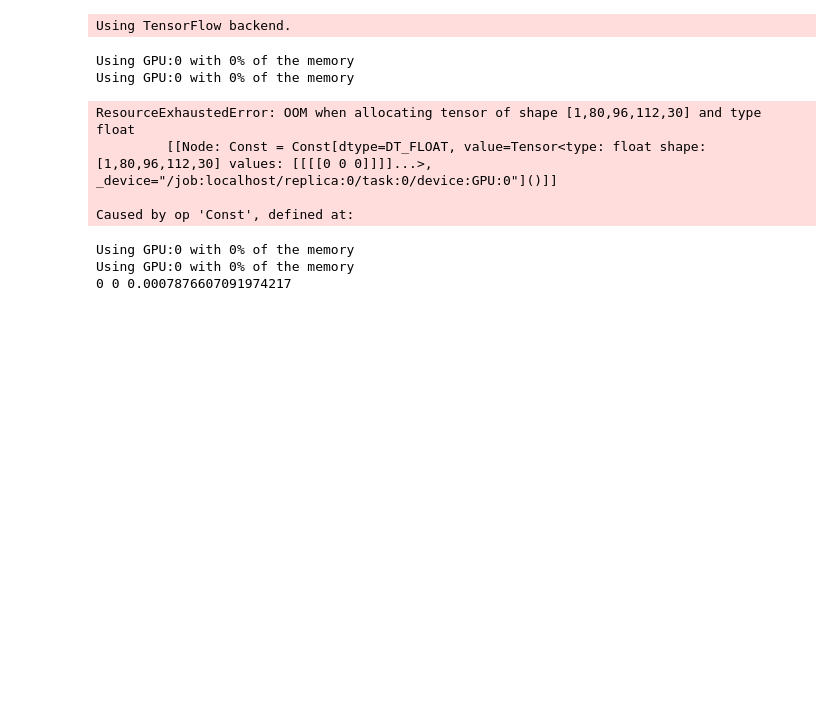
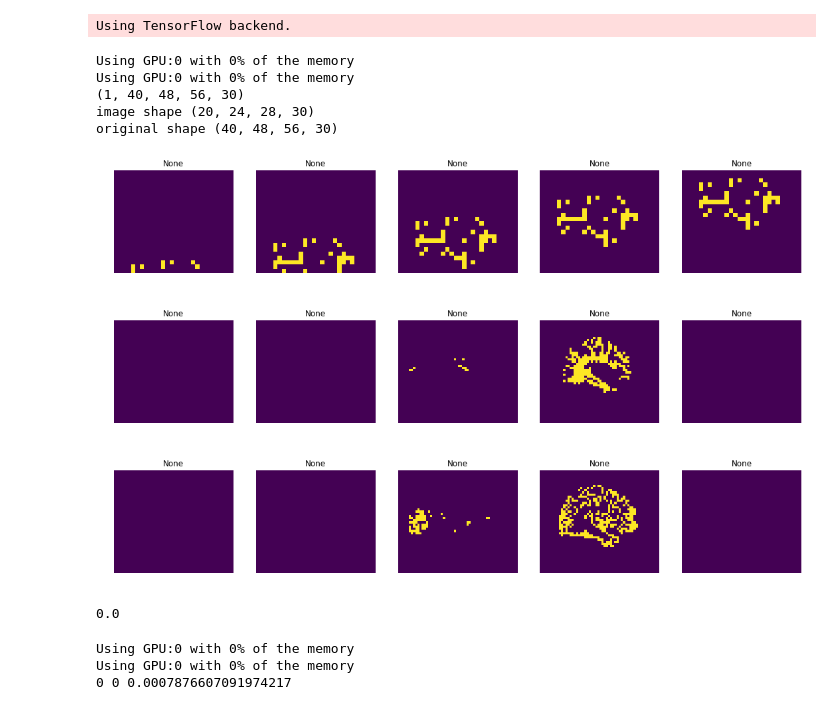
Before and after one commit to ckguo/voxelmorph, a Jupyter notebook: notebooks/downsample_test.ipynb, the cells around one changed output. Cells and saved outputs as stored; diff of their text form; code cells hidden in the pictures; blank space fills up the shorter version.

Commit message:
cleaned up pyc, fixed downsample

```diff
--- a/notebooks/downsample_test.ipynb
+++ b/notebooks/downsample_test.ipynb
@@ -119,0 +103,17 @@ gpu_id = 0
+# %%
+def meshgrid(height, width, depth):
+    x_t = tf.matmul(tf.ones(shape=tf.stack([height, 1])),
+                    tf.transpose(tf.expand_dims(tf.linspace(0.0,
+                                                            tf.cast(width, tf.float32)-1.0, width), 1), [1, 0]))
+    y_t = tf.matmul(tf.expand_dims(tf.linspace(0.0,
+                                               tf.cast(height, tf.float32)-1.0, height), 1),
+                    tf.ones(shape=tf.stack([1, width])))
+
+    x_t = tf.tile(tf.expand_dims(x_t, 2), [1, 1, depth])
+    y_t = tf.tile(tf.expand_dims(y_t, 2), [1, 1, depth])
+
+    z_t = tf.linspace(0.0, tf.cast(depth, tf.float32)-1.0, depth)
+    z_t = tf.expand_dims(tf.expand_dims(z_t, 0), 0)
+    z_t = tf.tile(z_t, [height, width, 1])
+
+    return x_t, y_t, z_t
@@ -145,54 +172,66 @@ set_session(tf.Session(config=config))
 train_labels = sio.loadmat('../data/labels.mat')['labels'][0]
 n_labels = train_labels.shape[0]
 
-atlas_vol = atlas['vol']
-atlas_seg = atlas['seg']
-atlas_vol = np.reshape(atlas_vol, (1,)+atlas_vol.shape+(1,))
-atlas_seg = np.reshape(atlas_seg, (1,)+atlas_seg.shape+(1,))
+# atlas_vol = atlas['vol']
+# atlas_seg = atlas['seg']
+# atlas_vol = np.reshape(atlas_vol, (1,)+atlas_vol.shape+(1,))
+# atlas_seg = np.reshape(atlas_seg, (1,)+atlas_seg.shape+(1,))
 
-atlas_seg = datagenerators.split_seg_into_channels(atlas_seg, train_labels)
-atlas_seg = datagenerators.downsample(atlas_seg)
+# atlas_seg = datagenerators.split_seg_into_channels(atlas_seg, train_labels)
+# atlas_seg = datagenerators.downsample(atlas_seg)
 
 val_example_gen = datagenerators.example_gen(val_vol_names, return_segs=True, seg_dir=val_seg_dir)
 
 # train. Note: we use train_on_batch and design out own print function as this has enabled
 # faster development and debugging, but one could also use fit_generator and Keras callbacks.
 total_loss = 0
 n_points = 1
 for step in range(n_points):
     X = next(val_example_gen)
     X_seg = X[1]
 
     X_seg = datagenerators.split_seg_into_channels(X_seg, train_labels)
     X_seg = datagenerators.downsample(X_seg)
+    X_seg = datagenerators.downsample(X_seg)
+
     # get data
 
-    ds = networks.interp_upsampling(tf.convert_to_tensor(X_seg, np.float32))
+    print(X_seg.shape)
+    ds = interp_downsampling(tf.convert_to_tensor(X_seg, np.float32))
 
     sess = tf.Session()
 
     with sess.as_default():
         # print the loss.
         ds_val = ds.eval()
 
+
     image = np.squeeze(ds_val)
     original = np.squeeze(X_seg)
 
-    print(image[25])
-    print(original[50])
+    print('image shape', image.shape)
+    print('original shape', original.shape)
 
-    slices([image[25, :, :, 0], image[30, :, :, 0]])
-    print('original shape', original.shape)
-    slices([original[50, :, :, 0], original[60, :, :, 0]])
+    import scipy.io as sio
+    sio.savemat('data.mat', {'image': image, 'original': original})
+#     slices([image[0, :, :, 0], image[20, :, :, 0], image[40, :, :, 0], image[60, :, :, 0], image[79, :, :, 0]])
+    slices([image[0, :, :, 0], image[5, :, :, 0], image[10, :, :, 0], image[15, :, :, 0], image[19, :, :, 0]])
+
+    slices([original[0, :, :, 0], original[10, :, :, 0], original[20, :, :, 0], original[30, :, :, 0], original[39, :, :, 0]])
+    slices([original[0, :, :, 1], original[10, :, :, 1], original[20, :, :, 1], original[30, :, :, 1], original[39, :, :, 1]])
+
 
 print(total_loss/n_points)
 # %% [output]
 Using GPU:0 with 0% of the memory
 Using GPU:0 with 0% of the memory
+(1, 40, 48, 56, 30)
+image shape (20, 24, 28, 30)
+original shape (40, 48, 56, 30)
+[figure, added]
+[figure, added]
+[figure, added]
-ResourceExhaustedError: OOM when allocating tensor of shape [1,80,96,112,30] and type float
-         [[Node: Const = Const[dtype=DT_FLOAT, value=Tensor<type: float shape: [1,80,96,112,30] values: [[[[0 0 0]]]]...>, _device="/job:localhost/replica:0/task:0/device:GPU:0"]()]]
-
-Caused by op 'Const', defined at:
+0.0
 # %%
 model_name = 'autoencoder_4'
 # model_name = 'autoencoder_3'
```
Also changed, not shown: parts of 4 cells of this notebook, 3 other files.
